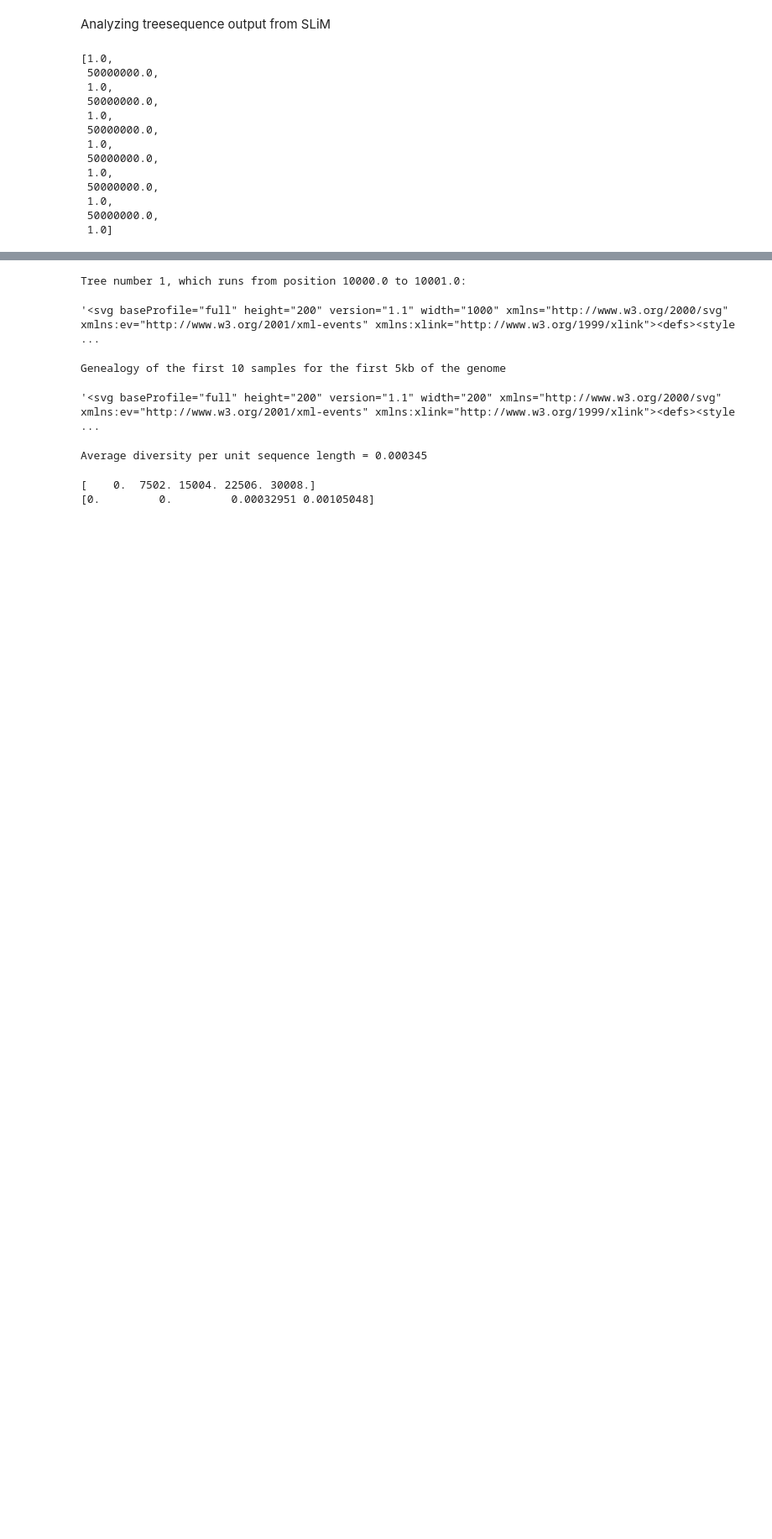
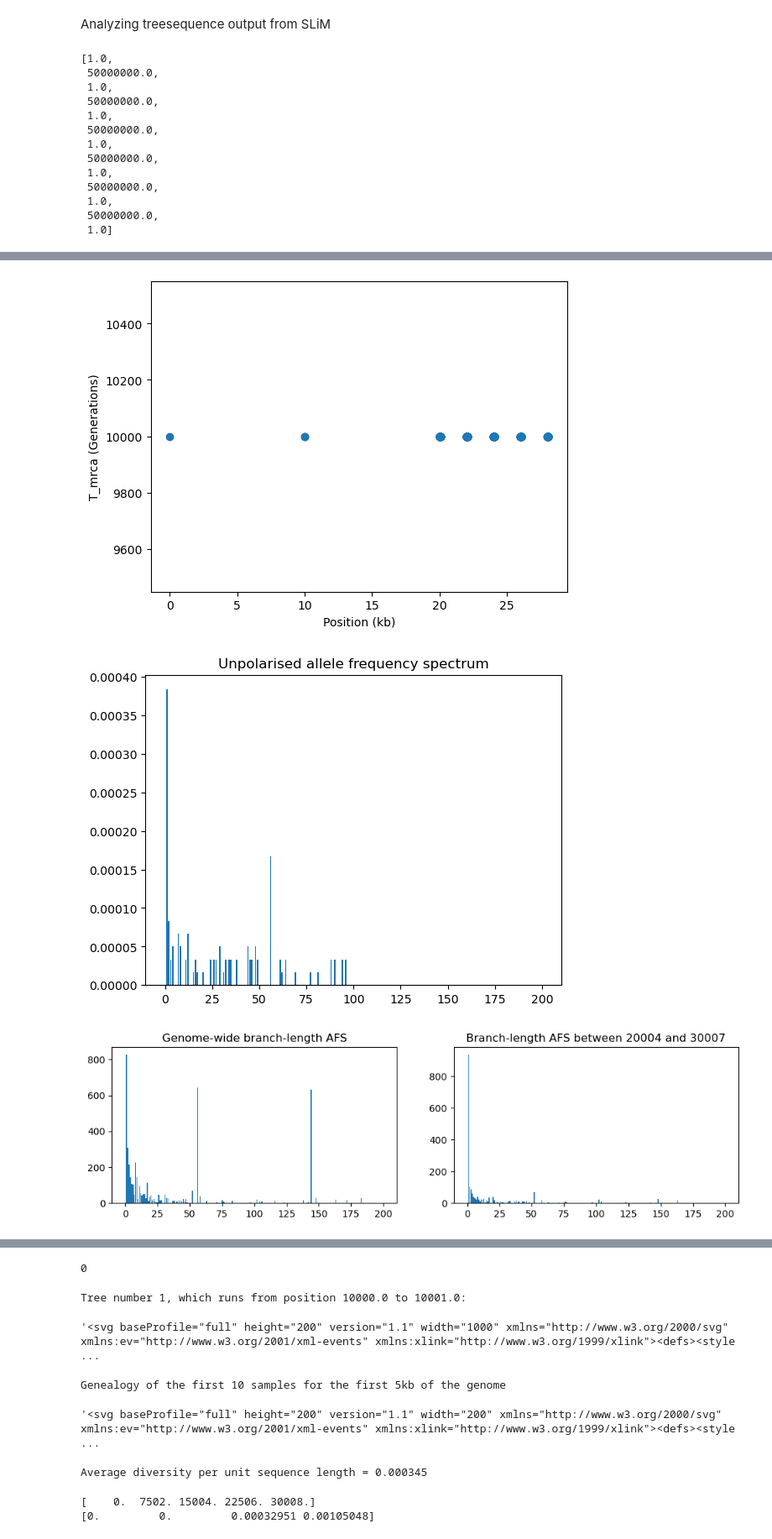
Before and after one commit to munch-group/davide-intern, a Jupyter notebook: notebooks/01_tsanalysis.ipynb, the cells around one changed output, grey strips where cells are left out. Shown at 84% size. Cells and saved outputs as stored; diff of their text form; code cells hidden in the pictures; blank space fills up the shorter version.

```diff
--- a/notebooks/01_tsanalysis.ipynb
+++ b/notebooks/01_tsanalysis.ipynb
@@ -167,0 +192,6 @@ ts_visualizer(ts)
+# %%
+ts_visualizer(ts, (Chr_len * 2) + (Sep_len * 2) + 2, (Chr_len * 2) + (Sep_len * 2) + 10 + (Amplicon_len * 5) + (Sex_Chr_len * 5))
+# %% [output]
+[figure, added]
+[figure, added]
+[figure, added]
@@ -167,0 +199 @@ ts_visualizer(ts)
+0
```
Also changed, not shown: parts of 9 cells of this notebook.
